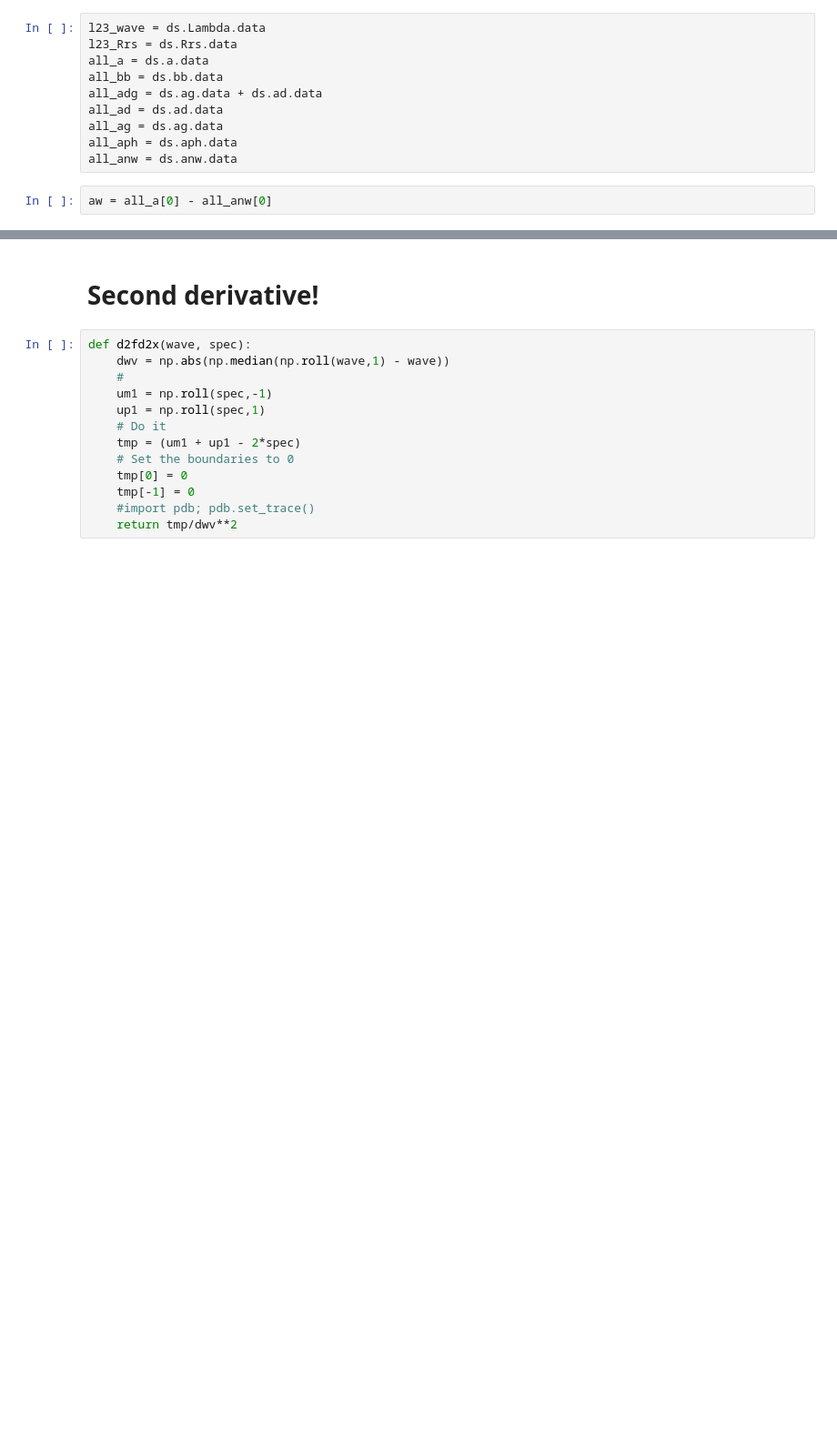
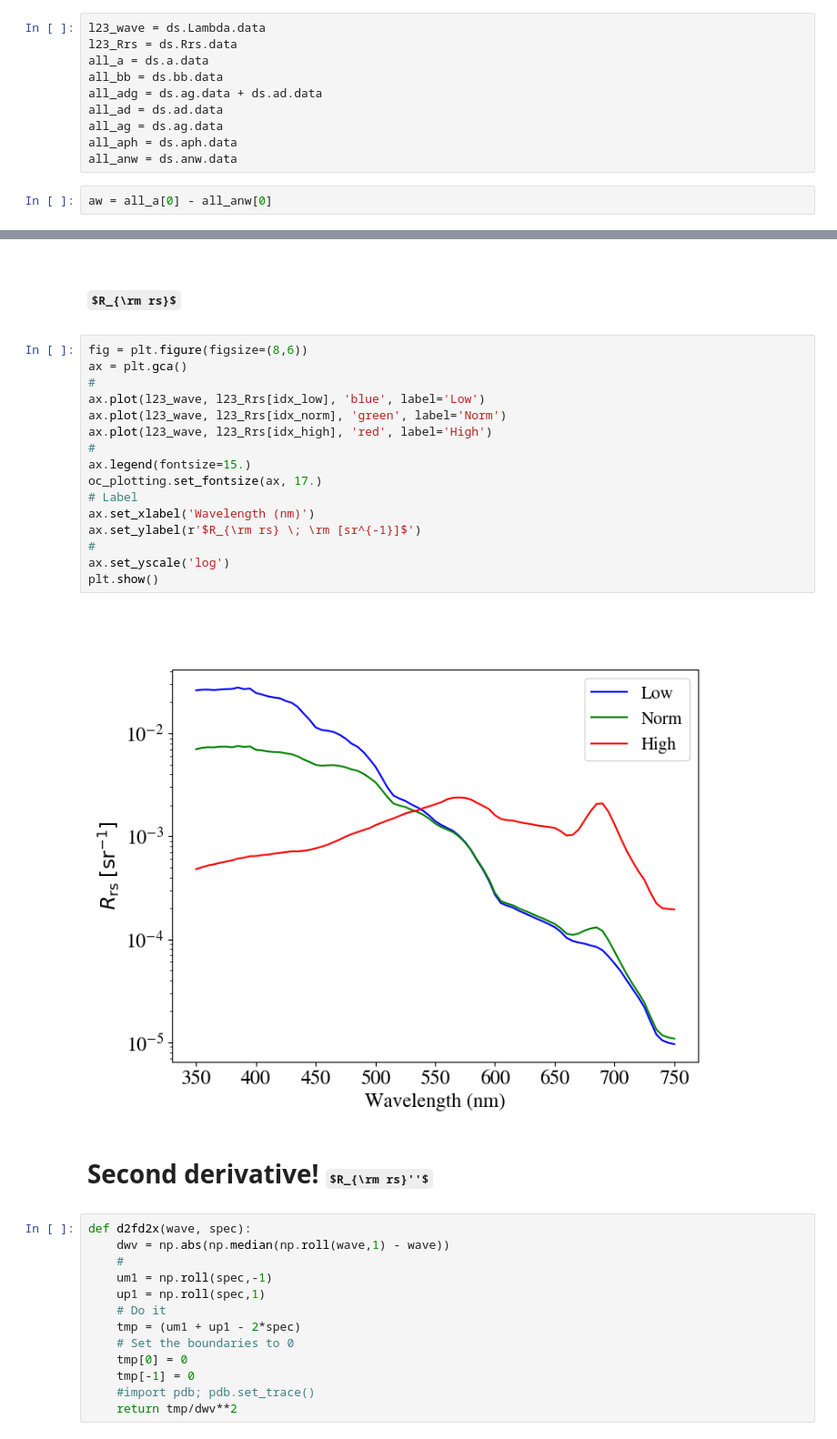
Before and after one commit to ocean-colour/bing, a Jupyter notebook: papers/phytoplankton/Analysis/Deriative.ipynb, the cells around one changed output, grey strips where cells are left out. Shown at 91% size. Drawn from its saved outputs; the diff is of its cells as text; some formulas as TeX source; blank space fills up the shorter version.

```diff
--- a/papers/phytoplankton/Analysis/Deriative.ipynb
+++ b/papers/phytoplankton/Analysis/Deriative.ipynb
@@ -77,5 +96,25 @@ plt.show()
+# %% [markdown]
+# $R_{\rm rs}$
+# %%
+fig = plt.figure(figsize=(8,6))
+ax = plt.gca()
+#
+ax.plot(l23_wave, l23_Rrs[idx_low], 'blue', label='Low')
+ax.plot(l23_wave, l23_Rrs[idx_norm], 'green', label='Norm')
+ax.plot(l23_wave, l23_Rrs[idx_high], 'red', label='High')
+#
+ax.legend(fontsize=15.)
+oc_plotting.set_fontsize(ax, 17.)
+# Label
+ax.set_xlabel('Wavelength (nm)')
+ax.set_ylabel(r'$R_{\rm rs} \; \rm [sr^{-1}]$')
+#
+ax.set_yscale('log')
+plt.show()
+# %% [output]
+[figure, added]
 # %% [markdown]
-# Second derivative!
+# Second derivative! $R_{\rm rs}''$
 # %%
 def d2fd2x(wave, spec):
     dwv = np.abs(np.median(np.roll(wave,1) - wave))
```
Also changed, not shown: parts of 18 cells of this notebook.
